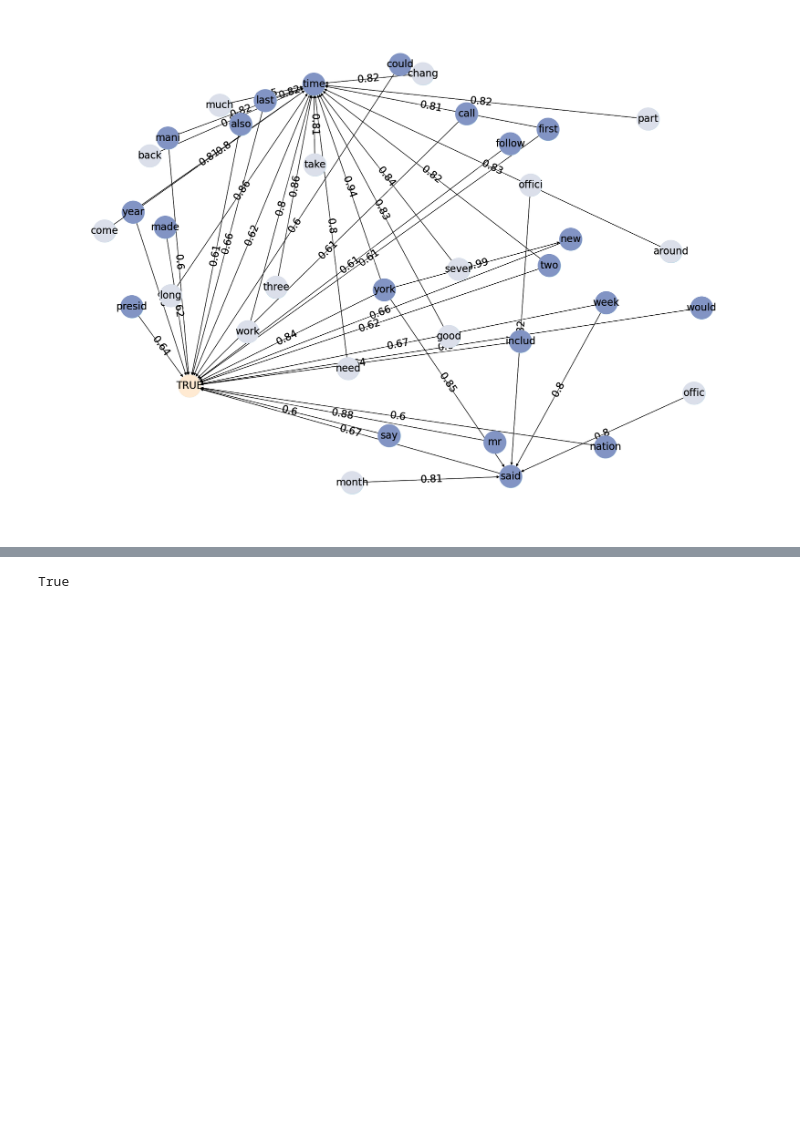
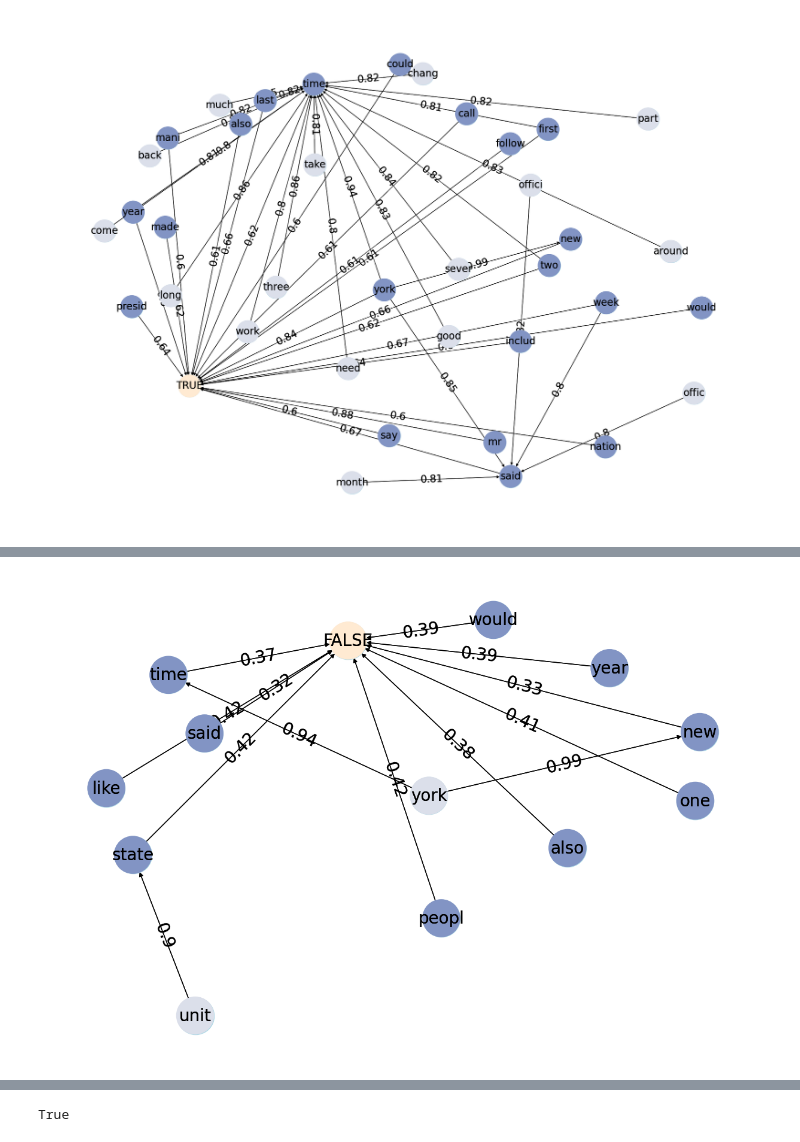
Before and after one commit to jose-jac/TFG, a Jupyter notebook: code/bayesian_network.ipynb, the cells around one changed output, grey strips where cells are left out. Cells and saved outputs as stored; diff of their text form; code cells hidden in the pictures; blank space fills up the shorter version.

```diff
--- a/code/bayesian_network.ipynb
+++ b/code/bayesian_network.ipynb
@@ -912,0 +924,11 @@ plt.show()
+# %%
+# Escogemos las palabras conectadas con solo False
+palabras_conectadas = set()
+nuevas = set([list(x)[0] for x in reglas_F['antecedents']])
+while len(nuevas) > 0:
+    palabras_conectadas.update(nuevas)
+    palabras_conectadas_aux = nuevas.copy()
+    nuevas = set()
+    for ant in palabras_conectadas_aux:
+        nuevas.update(set(reglas_intermedias[reglas_intermedias.apply(lambda x: list(x['consequents'])[0] == ant, axis=1)]['antecedents'].apply(lambda x: list(x)[0]).tolist()))
+    nuevas.difference_update(palabras_conectadas)
@@ -912,0 +939,3 @@ plt.show()
+# %%
+# Nos quedamos con las reglas donde tanto el antecedente como el consecuente son palabras conectadas
+reglas_conectadas = reglas_intermedias[reglas_intermedias.apply(lambda x: list(x['antecedents'])[0] in palabras_conectadas and list(x['consequents'])[0] in palabras_conectadas, axis=1)]
@@ -912,0 +961,70 @@ plt.show()
+# %%
+decimales = 2
+
+# Seleccionamos las reglas
+reglas_VoF_grafo = reglas_F
+reglas_conectadas_grafo = reglas_conectadas[reglas_conectadas['confidence'] >= 0.9]
+
+
+# Creamos un grafo de las reglas, donde los nodos son los elementos y las aristas son las reglas, y el valor de la arista es la confianza
+G = nx.DiGraph()
+
+
+# Añadimos los nodos
+for i in range(len(reglas_conectadas_grafo)):
+    G.add_node(next(iter(reglas_conectadas_grafo['antecedents'].iloc[i])))
+    G.add_node(next(iter(reglas_conectadas_grafo['consequents'].iloc[i])))
+
+for i in range(len(reglas_VoF_grafo)):
+    G.add_node(next(iter(reglas_VoF_grafo['antecedents'].iloc[i])))
+    G.add_node(next(iter(reglas_VoF_grafo['consequents'].iloc[i])))
+
+
+# Añadimos las aristas con la confianza como peso
+for i in range(len(reglas_conectadas_grafo)):
+    G.add_edge(next(iter(reglas_conectadas_grafo['antecedents'].iloc[i])),
+               next(iter(reglas_conectadas_grafo['consequents'].iloc[i])),
+               weight=math.floor(reglas_conectadas_grafo['confidence'].iloc[i] * 10 ** decimales) / 10 ** decimales)
+
+for i in range(len(reglas_VoF_grafo)):
+    G.add_edge(next(iter(reglas_VoF_grafo['antecedents'].iloc[i])),
+               next(iter(reglas_VoF_grafo['consequents'].iloc[i])),
+               weight=math.floor(reglas_VoF_grafo['confidence'].iloc[i] * 10 ** decimales) / 10 ** decimales)
+
+# Calcular la distancia en aristas de cada nodo al nodo "FALSE"
+distancias = nx.shortest_path_length(G, target='FALSE')
+eliminar = []
+
+# Vemos los nodos que no están en distancias, y los borramos
+for node in G.nodes:
+    if node not in distancias.keys():
+        eliminar.append(node)
+G.remove_nodes_from(eliminar)
+
+# Asignamos colores a los nodos según su nivel
+colores = []
+for node in G.nodes:
+    # Comprobamos si existe la distancia en el diccionario de distancias, ya que puede que no exista
+    if distancias.get(node) != None:
+        if distancias[node] == 0:
+            colores.append('#ffead2')
+        elif distancias[node] == 1:
+            colores.append('#8294c4')
+        elif distancias[node] == 2:
+            colores.append('#dbdfea')
+
+# Dibujamos el grafo
+plt.figure(figsize=(12, 8))
+pos = nx.spring_layout(G, k=1, weight='weight')  # Ajusta el valor de k según tus necesidades
+nx.draw(G, pos, with_labels=True, font_size=20, node_size=2000, node_color='lightblue', edge_color='black', width=1)
+edge_labels = nx.get_edge_attributes(G, 'weight')
+nx.draw_networkx_edge_labels(G, pos, edge_labels=edge_labels, font_size=20, bbox=dict(facecolor='none', edgecolor='none'))
+ # Dibujamos el grafo añadiendo los colores
+nx.draw(G, pos, with_labels=True, font_size=20, node_size=2000, node_color=colores, edge_color='black', width=1)
+edge_labels = nx.get_edge_attributes(G, 'weight')
+nx.draw_networkx_edge_labels(G, pos, edge_labels=edge_labels, font_size=20,bbox=dict(facecolor='none', edgecolor='none'))
+
+plt.savefig('../images/reglas_maximales_false.png')
+plt.show()
+# %% [output]
+[figure, added]
```
Also changed, not shown: parts of 20 cells of this notebook, 6 other files.
